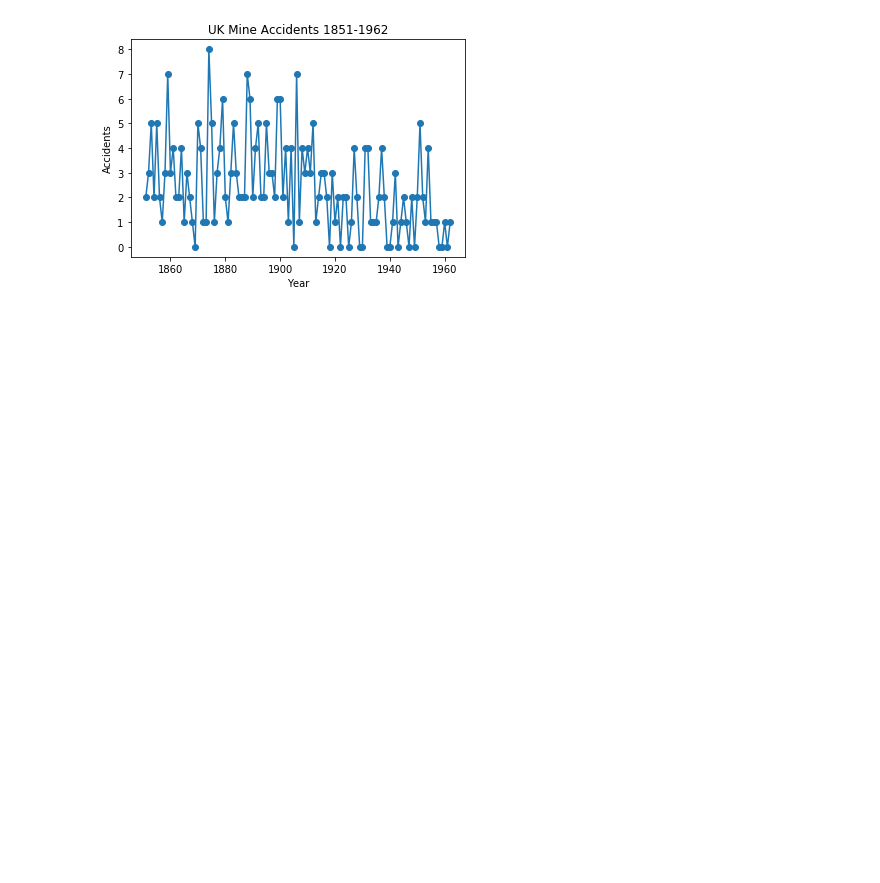
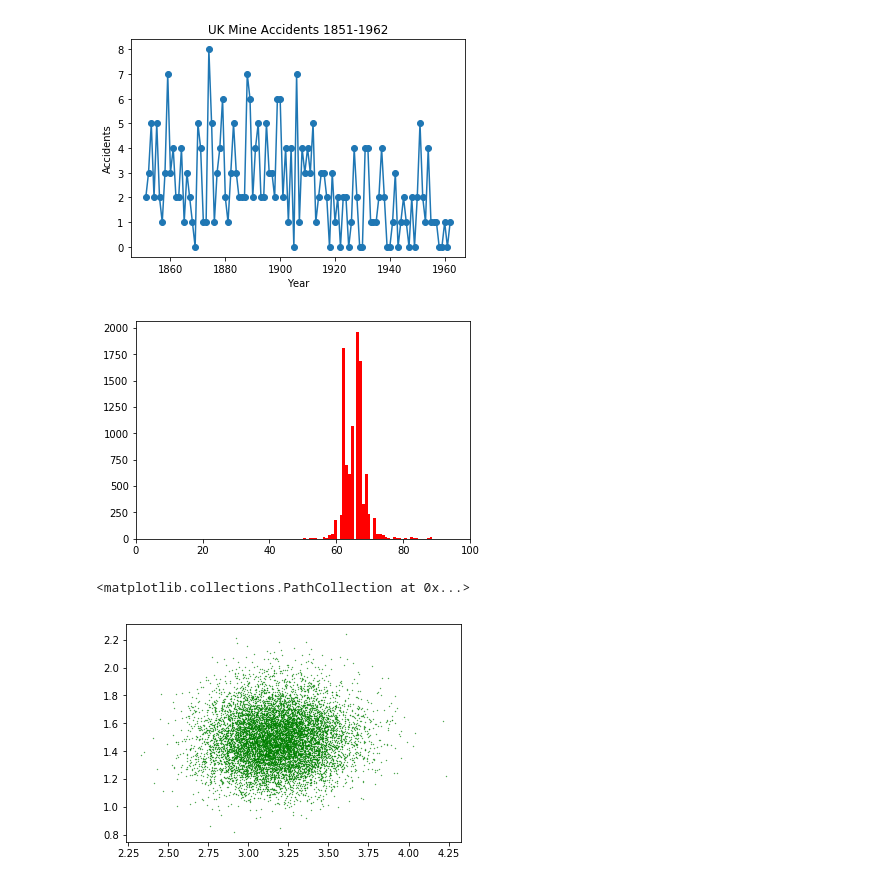
Before and after one commit to ADLeonelli/phys139-final, a Jupyter notebook: phys139_final/phys139_final.ipynb, the cells around one changed output. Cells and saved outputs as stored; diff of their text form; code cells hidden in the pictures; blank space fills up the shorter version.

```diff
--- a/phys139_final/phys139_final.ipynb
+++ b/phys139_final/phys139_final.ipynb
@@ -21,0 +74,9 @@ plt.show()
+# %%
+plt.hist(change_year, 50, color='red', label='$n_0$')
+plt.xlim(0, 100)
+plt.show()
+plt.scatter(l1, l2, color='green', s=0.1)
+# %% [output]
+[figure, added]
+<matplotlib.collections.PathCollection at 0x...>
+[figure, added]
```
Also changed, not shown: parts of 3 cells of this notebook.
